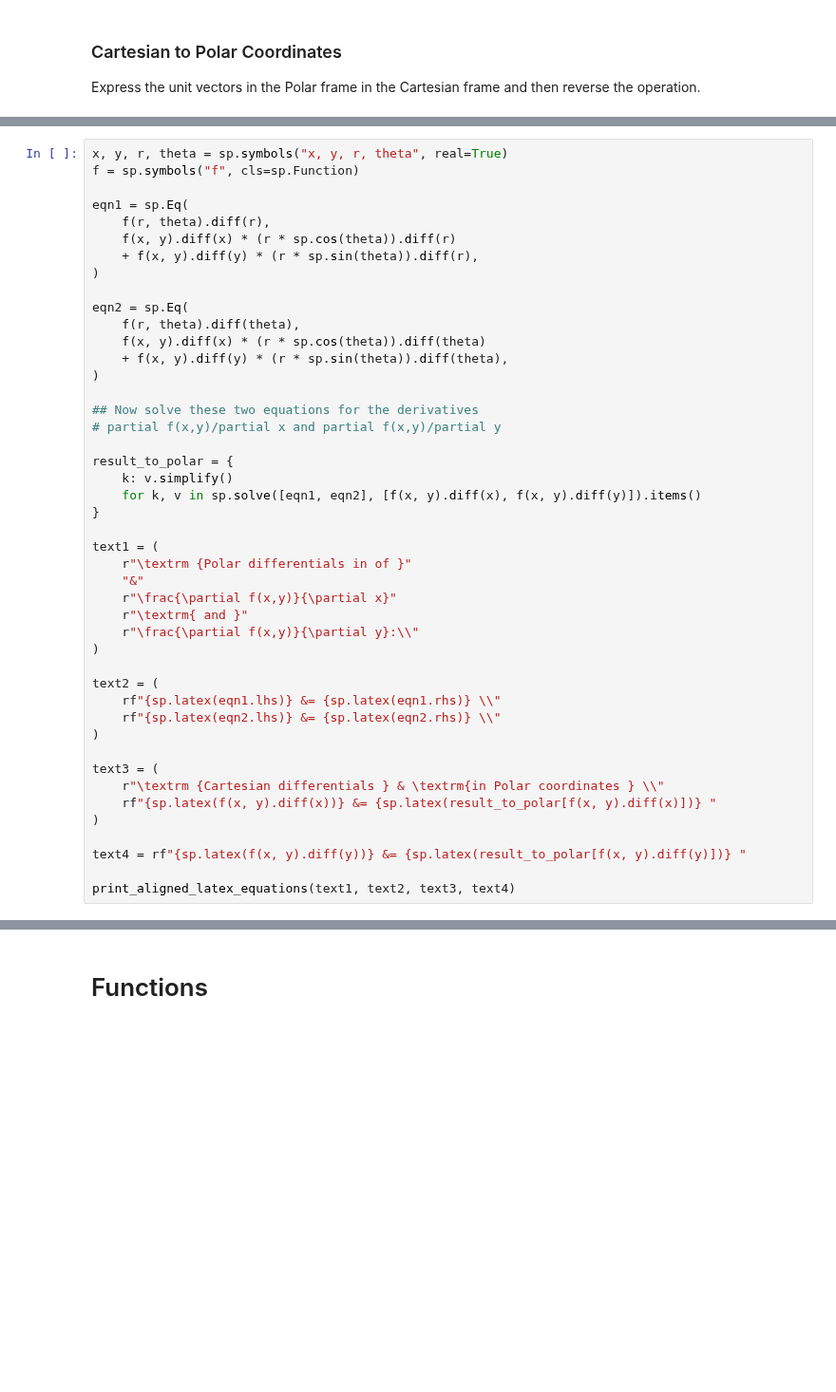
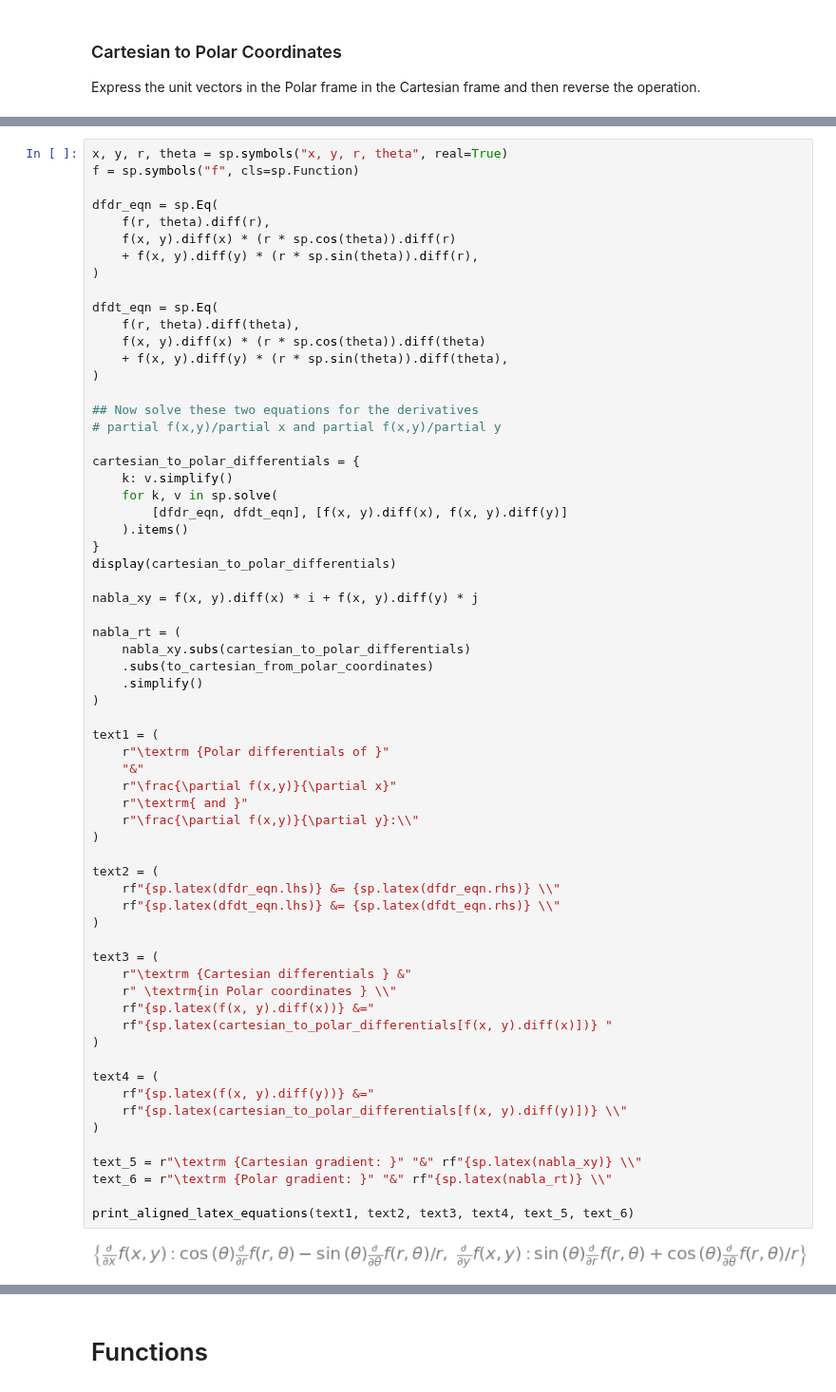
Before and after one commit to JonnyRed/sympy, a Jupyter notebook: maths-cheatsheet.ipynb, the cells around one changed output, grey strips where cells are left out. Shown at 95% size. Drawn from its saved outputs; the diff is of its cells as text; blank space fills up the shorter version.

```diff
--- a/maths-cheatsheet.ipynb
+++ b/maths-cheatsheet.ipynb
@@ -405,45 +418,65 @@ Derive the polar gradient from the cartesian gradient. Use the chain rule.
 x, y, r, theta = sp.symbols("x, y, r, theta", real=True)
 f = sp.symbols("f", cls=sp.Function)
 
-eqn1 = sp.Eq(
+dfdr_eqn = sp.Eq(
     f(r, theta).diff(r),
     f(x, y).diff(x) * (r * sp.cos(theta)).diff(r)
     + f(x, y).diff(y) * (r * sp.sin(theta)).diff(r),
 )
 
-eqn2 = sp.Eq(
+dfdt_eqn = sp.Eq(
     f(r, theta).diff(theta),
     f(x, y).diff(x) * (r * sp.cos(theta)).diff(theta)
     + f(x, y).diff(y) * (r * sp.sin(theta)).diff(theta),
 )
 
 ## Now solve these two equations for the derivatives
 # partial f(x,y)/partial x and partial f(x,y)/partial y
 
-result_to_polar = {
+cartesian_to_polar_differentials = {
     k: v.simplify()
-    for k, v in sp.solve([eqn1, eqn2], [f(x, y).diff(x), f(x, y).diff(y)]).items()
+    for k, v in sp.solve(
+        [dfdr_eqn, dfdt_eqn], [f(x, y).diff(x), f(x, y).diff(y)]
+    ).items()
 }
+display(cartesian_to_polar_differentials)
+
+nabla_xy = f(x, y).diff(x) * i + f(x, y).diff(y) * j
+
+nabla_rt = (
+    nabla_xy.subs(cartesian_to_polar_differentials)
+    .subs(to_cartesian_from_polar_coordinates)
+    .simplify()
+)
 
 text1 = (
-    r"\textrm {Polar differentials in of }"
+    r"\textrm {Polar differentials of }"
     "&"
     r"\frac{\partial f(x,y)}{\partial x}"
     r"\textrm{ and }"
     r"\frac{\partial f(x,y)}{\partial y}:\\"
 )
 
 text2 = (
-    rf"{sp.latex(eqn1.lhs)} &= {sp.latex(eqn1.rhs)} \\"
-    rf"{sp.latex(eqn2.lhs)} &= {sp.latex(eqn2.rhs)} \\"
+    rf"{sp.latex(dfdr_eqn.lhs)} &= {sp.latex(dfdr_eqn.rhs)} \\"
+    rf"{sp.latex(dfdt_eqn.lhs)} &= {sp.latex(dfdt_eqn.rhs)} \\"
 )
 
 text3 = (
-    r"\textrm {Cartesian differentials } & \textrm{in Polar coordinates } \\"
-    rf"{sp.latex(f(x, y).diff(x))} &= {sp.latex(result_to_polar[f(x, y).diff(x)])} "
+    r"\textrm {Cartesian differentials } &"
+    r" \textrm{in Polar coordinates } \\"
+    rf"{sp.latex(f(x, y).diff(x))} &="
+    rf"{sp.latex(cartesian_to_polar_differentials[f(x, y).diff(x)])} "
 )
 
-text4 = rf"{sp.latex(f(x, y).diff(y))} &= {sp.latex(result_to_polar[f(x, y).diff(y)])} "
+text4 = (
+    rf"{sp.latex(f(x, y).diff(y))} &="
+    rf"{sp.latex(cartesian_to_polar_differentials[f(x, y).diff(y)])} \\"
+)
 
-print_aligned_latex_equations(text1, text2, text3, text4)
+text_5 = r"\textrm {Cartesian gradient: }" "&" rf"{sp.latex(nabla_xy)} \\"
+text_6 = r"\textrm {Polar gradient: }" "&" rf"{sp.latex(nabla_rt)} \\"
+
+print_aligned_latex_equations(text1, text2, text3, text4, text_5, text_6)
 # %% [output]
+[figure, added]
```
Also changed, not shown: parts of 2 cells of this notebook.
